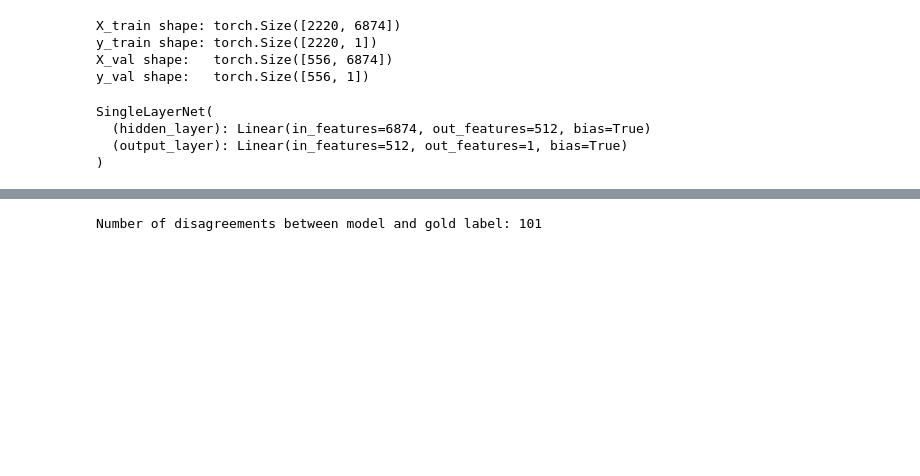
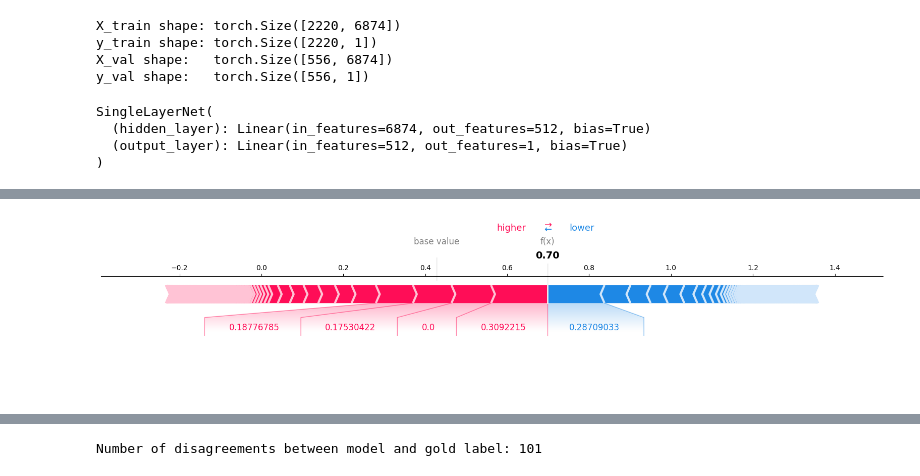
Before and after one commit to adityaSureshCHS/extremism_sentiment_analysis, a Jupyter notebook: training.ipynb, the cells around one changed output, grey strips where cells are left out. Drawn from its saved outputs; the diff is of its cells as text; code cells hidden in the pictures; blank space fills up the shorter version.

```diff
--- a/training.ipynb
+++ b/training.ipynb
@@ -325,0 +433,23 @@ Confusion matrix:
+# %%
+# 14. SHAP explanation for a single prediction
+
+# Pick which explained example to look at (0 <= i < explain_size)
+i = 0
+
+# Interactive JS force plot (might not render in all environments)
+shap.force_plot(
+    explainer.expected_value,
+    shap_values[i, :],
+    X_val_explain[i, :],
+    matplotlib=False
+)
+
+# Static matplotlib version (works reliably in VS Code / Jupyter)
+shap.force_plot(
+    explainer.expected_value,
+    shap_values[i, :],
+    X_val_explain[i, :],
+    matplotlib=True
+)
+# %% [output]
+[figure, added]
```
Also changed, not shown: parts of 9 cells of this notebook, 1 other file.
